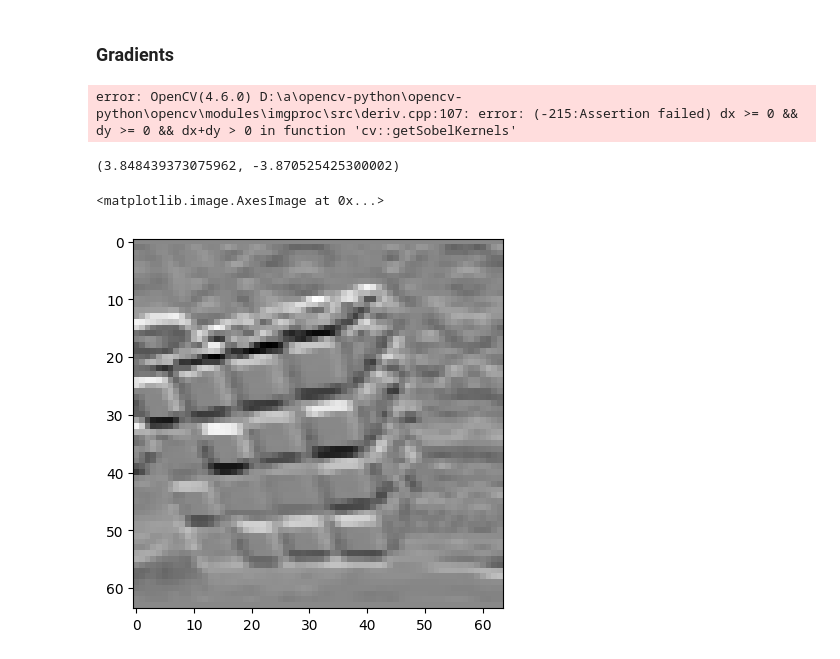
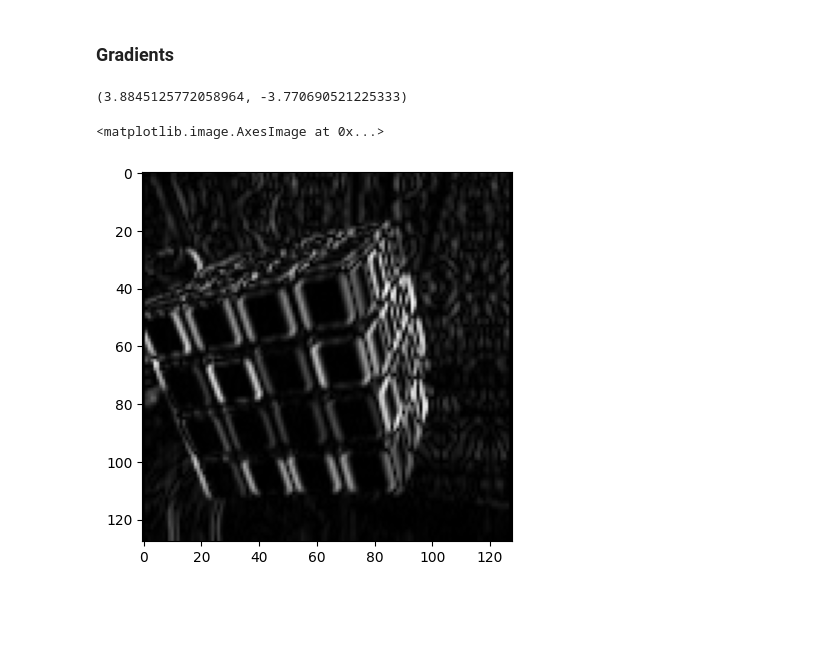
Before and after one commit to klima7/Cubes-Classifier, a Jupyter notebook: classifier.ipynb, the cells around one changed output. Cells and saved outputs as stored; diff of their text form; code cells hidden in the pictures; blank space fills up the shorter version.

```diff
--- a/classifier.ipynb
+++ b/classifier.ipynb
@@ -12,7 +12,7 @@ import matplotlib.pyplot as plt
 # %% [markdown]
 ### Reading data
 # %%
-def read_dataset(path, size=64):
+def read_dataset(path, size=128):
     ds = tf.keras.utils.image_dataset_from_directory(
         path,
         label_mode='categorical',
@@ -55,17 +55,23 @@ gray_train_X = np.abs(gray_train_X)
 gray_test_X = np.abs(gray_test_X)
 # %% [markdown]
 ### Gradients
+# %%
+PREWITT_KERNEL_X = np.array([[1,1,1],[0,0,0],[-1,-1,-1]])
+PREWITT_KERNEL_Y = np.array([[-1,0,1],[-1,0,1],[-1,0,1]])
 # %%
 def get_gradients(rgb_image):
     gray_image = cv.cvtColor(rgb_image, cv.COLOR_RGB2GRAY) / 256
 
-    sobelx = cv.Sobel(gray_image, cv.CV_64F,1,0,ksize=3)
-    sobely = cv.Sobel(gray_image, cv.CV_64F,0,1,ksize=3)
-    sobelxy = cv.Sobel(gray_image, cv.CV_64F,1,1,ksize=3)
-    aplitude = np.sqrt(np.power(sobelx, 2), np.power(sobely, 2))
-    # laplacian = cv.Laplacian(gray_image, cv.CV_64F)
+    sobel_x = cv.Sobel(gray_image, cv.CV_64F,1,0,ksize=3)
+    sobel_y = cv.Sobel(gray_image, cv.CV_64F,0,1,ksize=3)
+    sobel_xy = cv.Sobel(gray_image, cv.CV_64F,1,1,ksize=3)
+    sobel_amp = np.sqrt(np.power(sobel_x, 2), np.power(sobel_y, 2))
 
-    return [sobelx, sobely, sobelxy, aplitude]
+    prewitt_x = cv.filter2D(gray_image, -1, PREWITT_KERNEL_X)
+    prewitt_y = cv.filter2D(gray_image, -1, PREWITT_KERNEL_Y)
+    prewitt_amp = np.sqrt(np.power(prewitt_x, 2), np.power(prewitt_y, 2))
+
+    return [sobel_x, sobel_y, sobel_xy, sobel_amp]
 # %%
 def cvt_to_gradients(images):
     grad_images = []
@@ -82,17 +88,15 @@ grad_train_X.shape, grad_test_X.shape
 
 bin_grad_train_X = np.abs(grad_train_X)
 bin_grad_test_X = np.abs(grad_test_X)
-# %% [output]
-error: OpenCV(4.6.0) D:\a\opencv-python\opencv-python\opencv\modules\imgproc\src\deriv.cpp:107: error: (-215:Assertion failed) dx >= 0 && dy >= 0 && dx+dy > 0 in function 'cv::getSobelKernels'
 # %%
 np.max(grad_train_X), np.min(grad_train_X)
 # %% [output]
-(3.848439373075962, -3.870525425300002)
+(3.8845125772058964, -3.770690521225333)
 # %%
-plt.imshow(grad_train_X[402, ..., 1], 'gray')
+plt.imshow(grad_train_X[402, ..., 3], 'gray')
 # %% [output]
 <matplotlib.image.AxesImage at 0x...>
-[figure, old version]
+[figure, new version]
 # %%
 model = Sequential([
     layers.Input(shape=(None, None, 4)),
```
Also changed, not shown: parts of 4 cells of this notebook.
